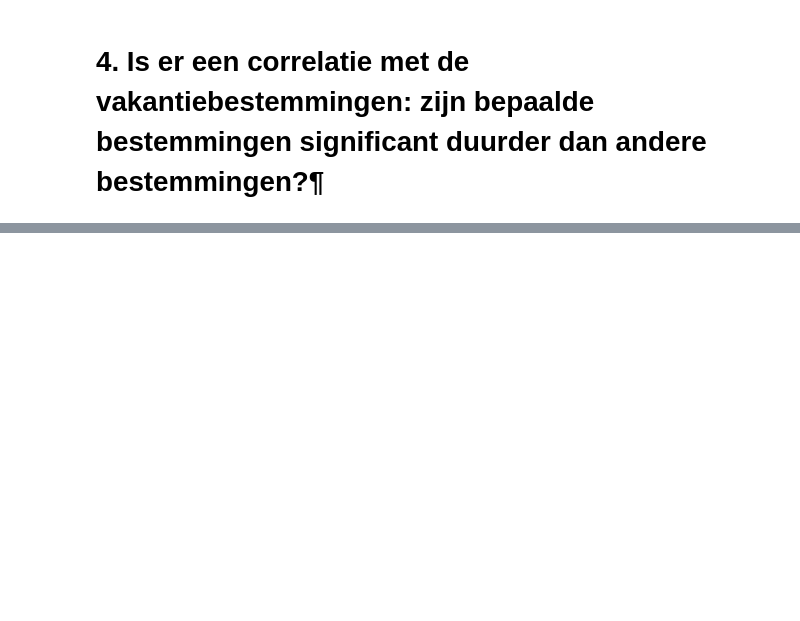
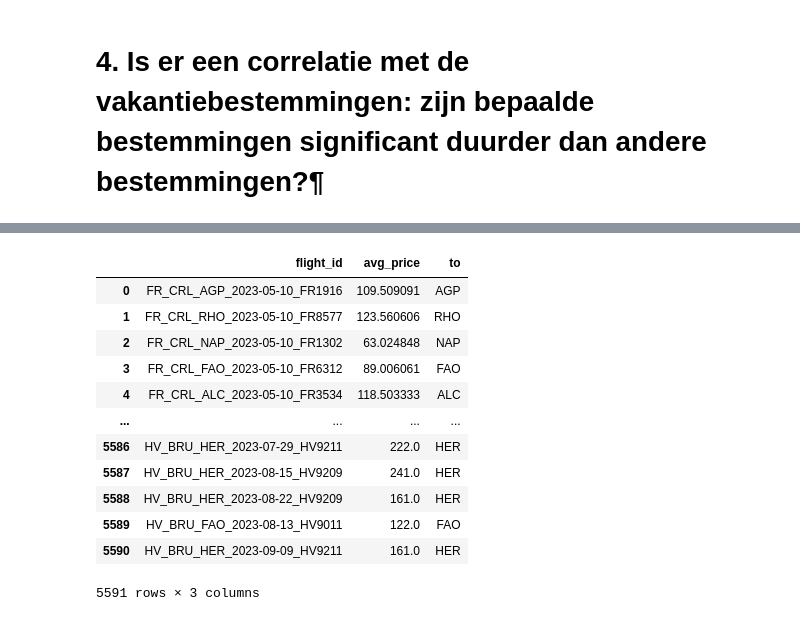
Before and after one commit to ademayari/data-engineering-project-1, a Jupyter notebook: pandas/Pandas Analyses.ipynb, the cells around one changed output, grey strips where cells are left out. Saved outputs shown, nothing was run; the diff lists cells and outputs as text; code cells hidden in the pictures; blank space fills up the shorter version.

Commit message:
Concatenated all jupyter notebooks

```diff
--- a/pandas/Pandas Analyses.ipynb
+++ b/pandas/Pandas Analyses.ipynb
@@ -9,0 +11,27 @@ df = load_all_csv()
+# %%
+CSV_PATH = '../clean_data_all'
+
+IATA_TO_NAME = {
+    'FR': 'Ryanair',
+    'TB': 'Tui fly',
+    'HV': 'Transavia',
+    'SN': 'Brussels Airlines',
+}
+
+def load_all_csv():
+    all_files = os.listdir(CSV_PATH)
+    csv_files = [file for file in all_files if file.endswith('.csv')]
+
+    dataframes = []
+    column_names = ['flight_id', 'flightnumber', 'departure_date', 'arrival_date', 'departure_time',
+                    'arrival_time', 'duration', 'number_of_stops', 'airline_iata_code',
+                    'departure_airport_iata_code', 'arrival_airport_iata_code', 'scrape_date',
+                    'available_seats', 'price']
+
+    for file in csv_files:
+        file_path = os.path.join(CSV_PATH, file)
+        dataframes.append(pd.read_csv(file_path, header=None, names=column_names))
+
+    concatenated_dataframe = pd.concat(dataframes, ignore_index=True)
+
+    return concatenated_dataframe.drop_duplicates()
@@ -89,0 +150,17 @@ correct_data[correct_data["price"] == correct_data["price"].min()]
+# %%
+df2["to"] = df2.flight_id.map(lambda x: x.split('_')[2])
+df2
+# %% [output]
+|  | flight_id | avg_price | to |
+| 0 | FR_CRL_AGP_2023-05-10_FR1916 | 109.509091 | AGP |
+| 1 | FR_CRL_RHO_2023-05-10_FR8577 | 123.560606 | RHO |
+| 2 | FR_CRL_NAP_2023-05-10_FR1302 | 63.024848 | NAP |
+| 3 | FR_CRL_FAO_2023-05-10_FR6312 | 89.006061 | FAO |
+| 4 | FR_CRL_ALC_2023-05-10_FR3534 | 118.503333 | ALC |
+| ... | ... | ... | ... |
+| 5586 | HV_BRU_HER_2023-07-29_HV9211 | 222.0 | HER |
+| 5587 | HV_BRU_HER_2023-08-15_HV9209 | 241.0 | HER |
+| 5588 | HV_BRU_HER_2023-08-22_HV9209 | 161.0 | HER |
+| 5589 | HV_BRU_FAO_2023-08-13_HV9011 | 122.0 | FAO |
+| 5590 | HV_BRU_HER_2023-09-09_HV9211 | 161.0 | HER |
+5591 rows × 3 columns
```
Also changed, not shown: parts of 18 cells of this notebook, 8 other files.
